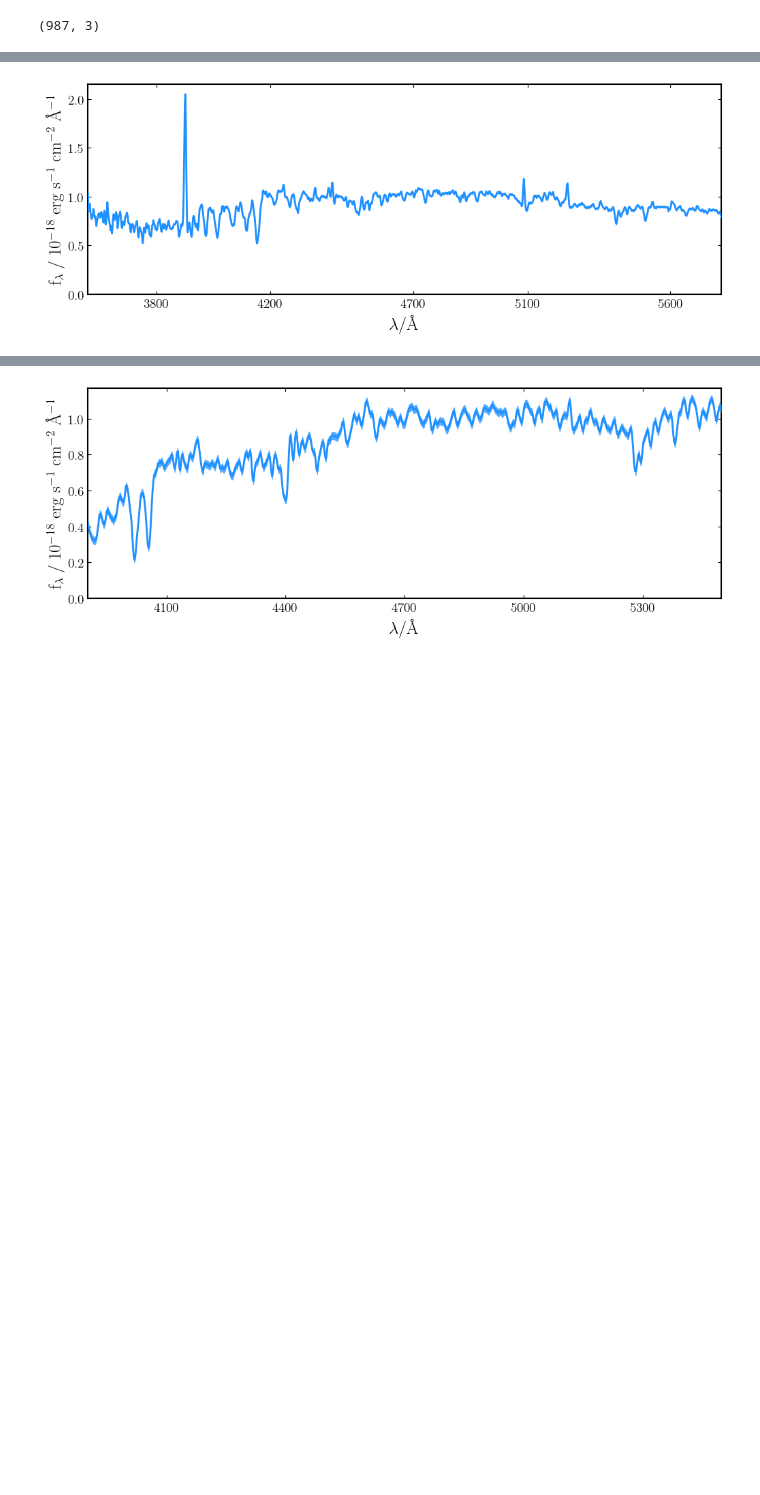
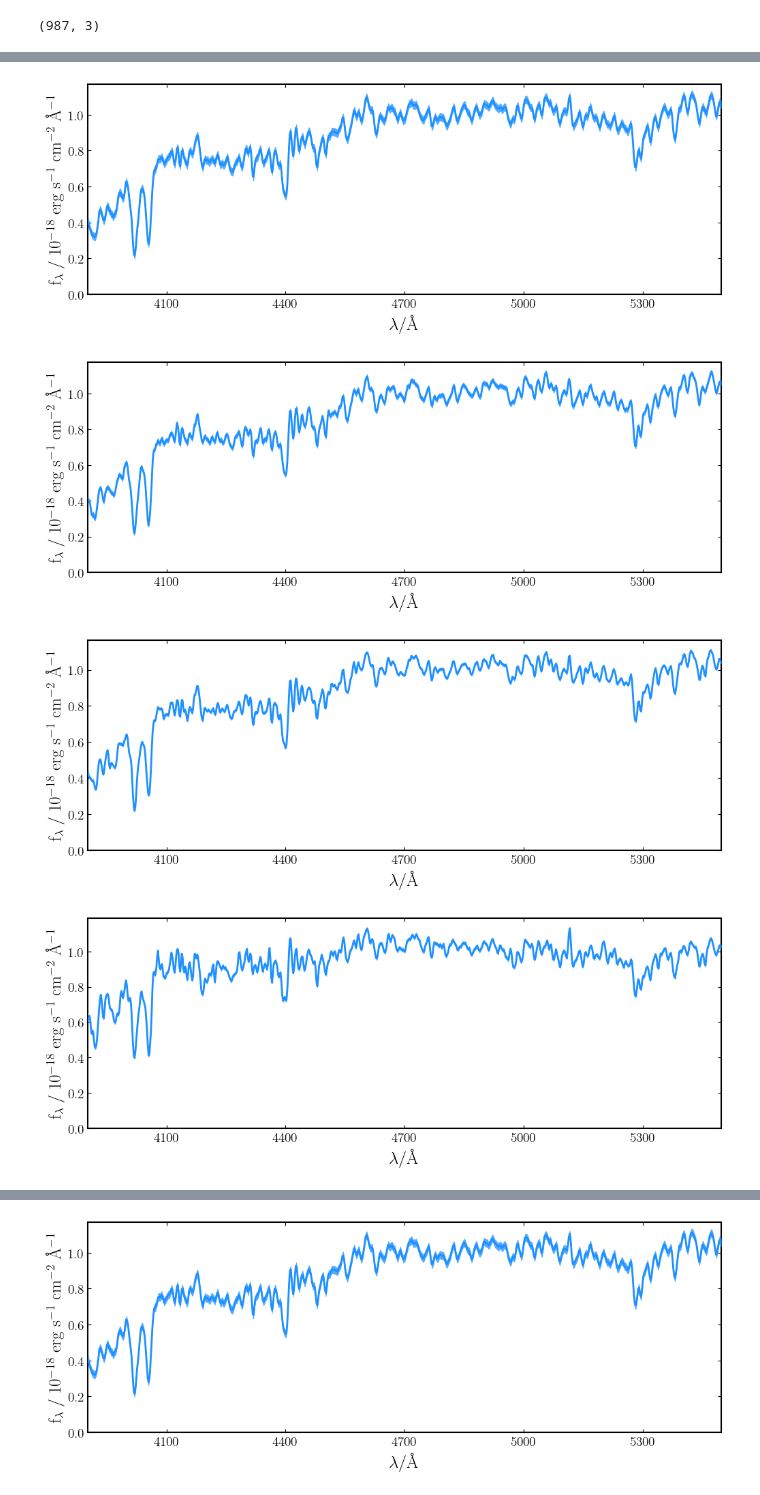
Before and after one commit to yoachim/glsbPaper, a Jupyter notebook: remake/load_spec_mask.ipynb, the cells around one changed output, grey strips where cells are left out. Saved outputs shown, nothing was run; the diff lists cells and outputs as text; code cells hidden in the pictures; blank space fills up the shorter version.

```diff
--- a/remake/load_spec_mask.ipynb
+++ b/remake/load_spec_mask.ipynb
@@ -61,7 +67,7 @@ def load_ugc(ID):
     rough_err[bp] = 1e6
 
     wave = np.exp(load_ugc.f1['wave'])
-    good = np.where((3900 < wave) & (wave < 5500))[0]
+    good = np.where((3900 < wave) & (wave < 5500) & (rough_err < 1e6) & (rough_spec > 0))[0]
 
     spectrum = np.vstack([np.exp(load_ugc.f1['wave'])[good], rough_spec[good]*1e-18, rough_err[good]*1e-18])
 
@@ -106,8 +119,10 @@ fig, ax = galaxy.plot()
 # %%
-ID_number = 4
-
-galaxy = pipes.galaxy(ID_number, load_malin2, filt_list=[], photometry_exists=False)
-
-fig, ax = galaxy.plot()
+# ok, we have a spectra loaded up. Not too shabby.
+for ID_number in range(6):
+    galaxy = pipes.galaxy(ID_number, load_ugc, filt_list=[], photometry_exists=False)
+    fig, ax = galaxy.plot()
 # %% [output]
-[figure, old version]
+[figure, new version]
+[figure, added]
+[figure, added]
+[figure, added]
```
Also changed, not shown: parts of 6 cells of this notebook, 2 other files.
